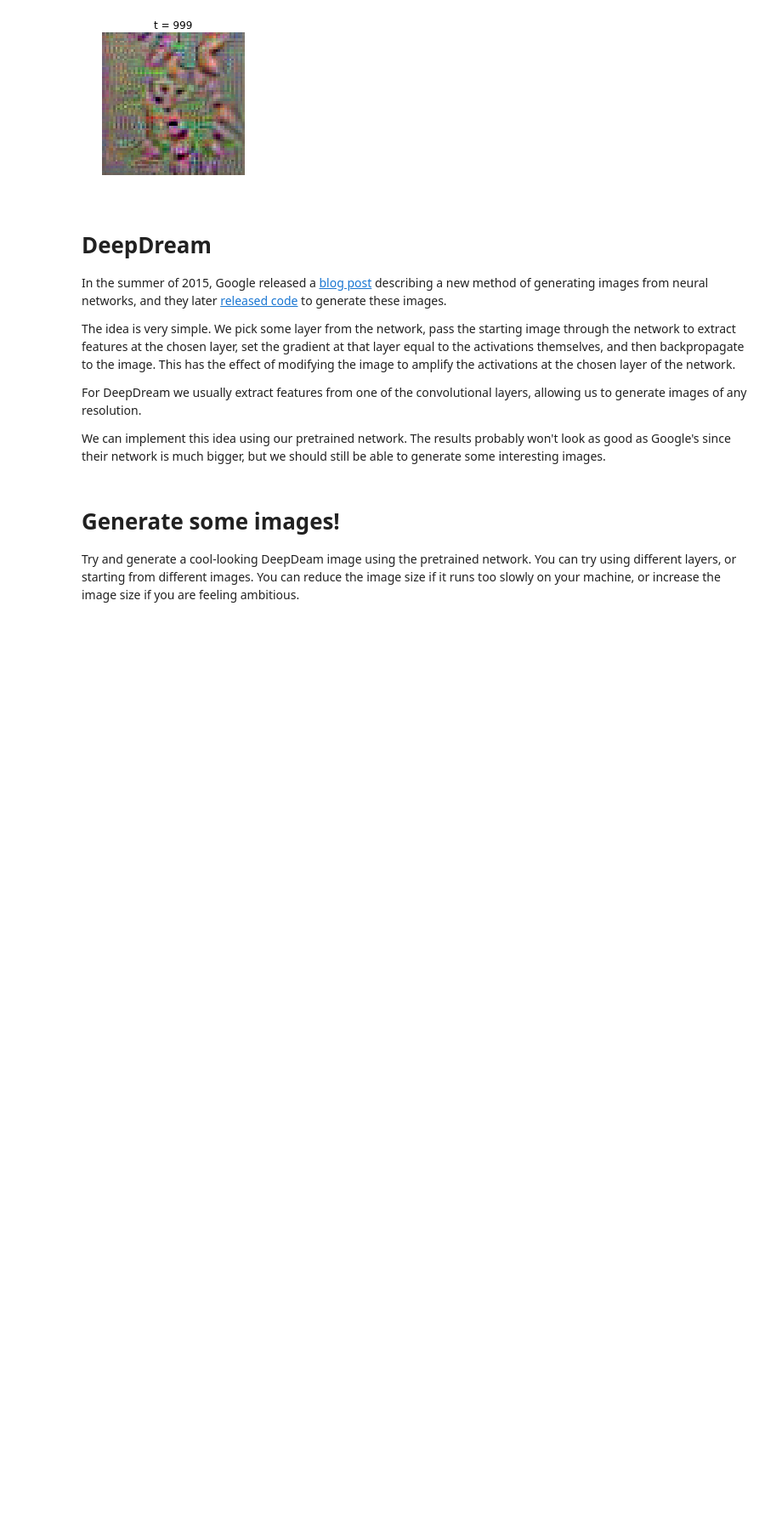
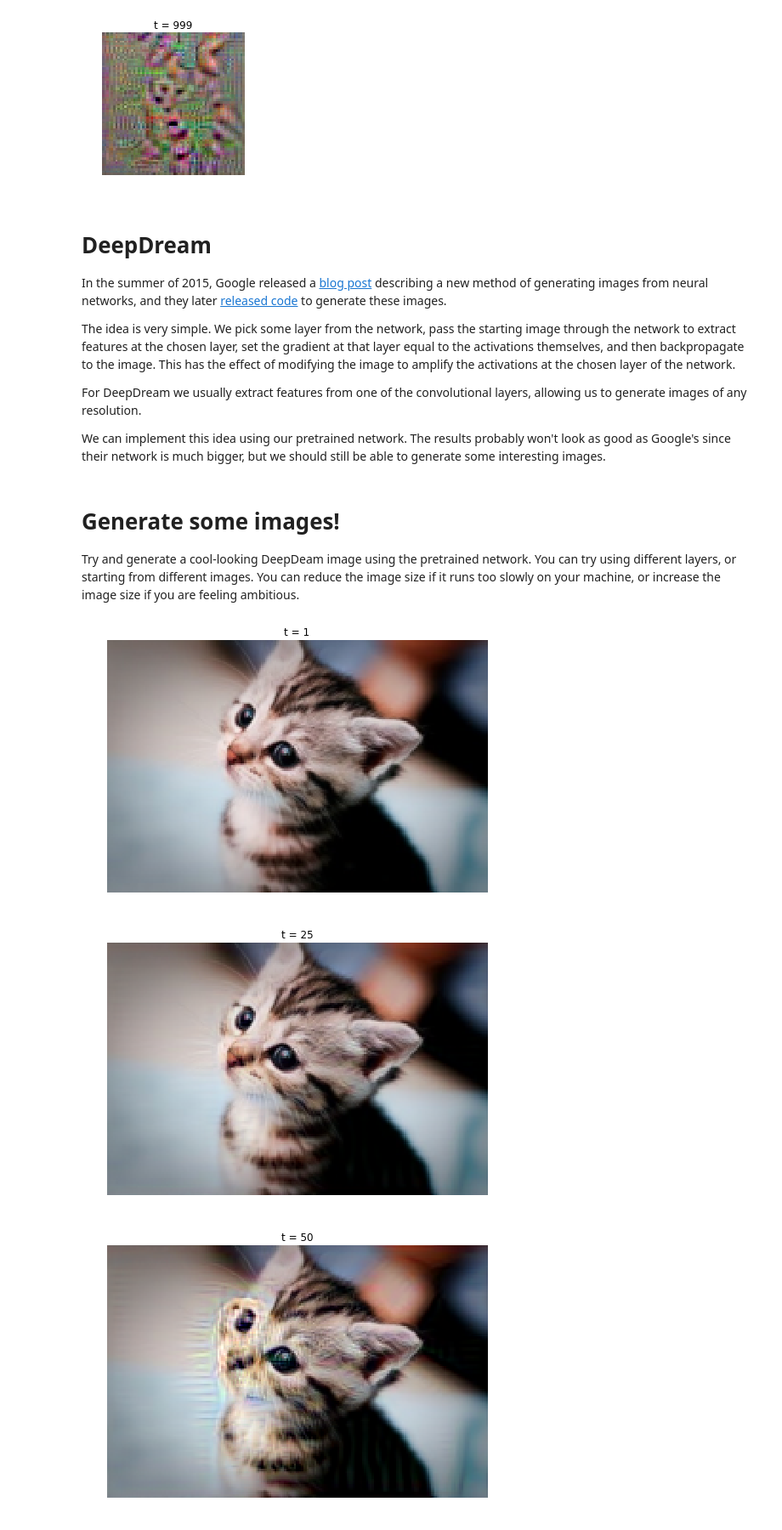
Before and after one commit to bryant1410/dl-assignment3-cs231n, a Jupyter notebook: ImageGeneration.ipynb, the cells around one changed output. Shown at 85% size. Drawn from its saved outputs; the diff is of its cells as text; code cells hidden in the pictures; blank space fills up the shorter version.

```diff
--- a/ImageGeneration.ipynb
+++ b/ImageGeneration.ipynb
@@ -355,7 +355,12 @@ def deepdream(X, layer, model, **kwargs):
     # computing the image gradient dX, you should use the learning rate to     #
     # update the image X.                                                      #
     ############################################################################
-    pass
+    scores, cache = model.forward(X, end=layer)
+
+    dscores = scores
+    dX, _ = model.backward(dscores, cache)
+
+    X += learning_rate * dX
     ############################################################################
     #                             END OF YOUR CODE                             #
     ############################################################################
@@ -382,24 +387,28 @@ Try and generate a cool-looking DeepDeam image using the pretrained network. You
 # %%
 def read_image(filename, max_size):
   """
   Read an image from disk and resize it so its larger side is max_size
   """
   img = imread(filename)
   H, W, _ = img.shape
   if H >= W:
     img = imresize(img, (max_size, int(W * float(max_size) / H)))
   elif H < W:
     img = imresize(img, (int(H * float(max_size) / W), max_size))
   return img
 
 filename = 'kitten.jpg'
-max_size = 256
+max_size = 200
 img = read_image(filename, max_size)
 plt.imshow(img)
 plt.axis('off')
 
 # Preprocess the image by converting to float, transposing,
 # and performing mean subtraction.
 img_pre = preprocess_image(img, data['mean_image'], mean='pixel')
 
-out = deepdream(img_pre, 7, model, learning_rate=2000)
+out = deepdream(img_pre, 7, model, learning_rate=2000, num_iterations=200)
+# %% [output]
+[figure, added]
+[figure, added]
+[figure, added]
```
Also changed, not shown: parts of 1 cell of this notebook.
